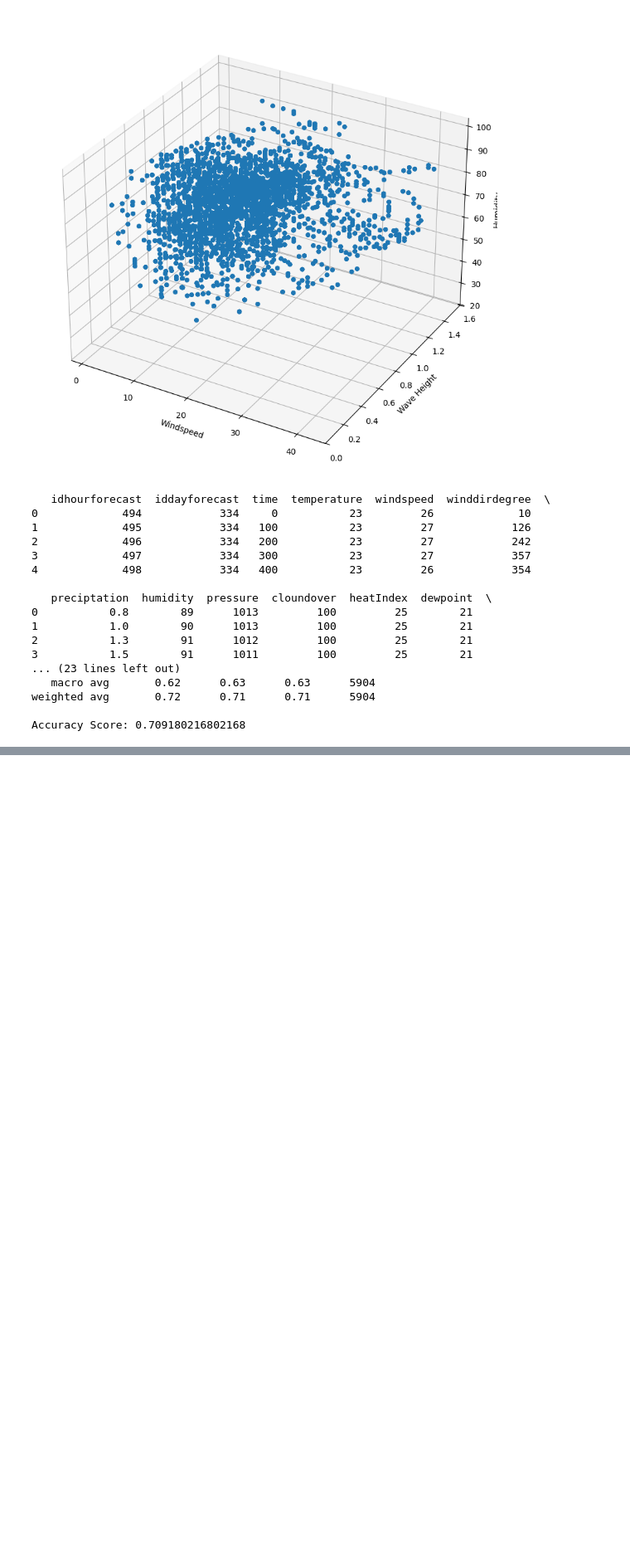
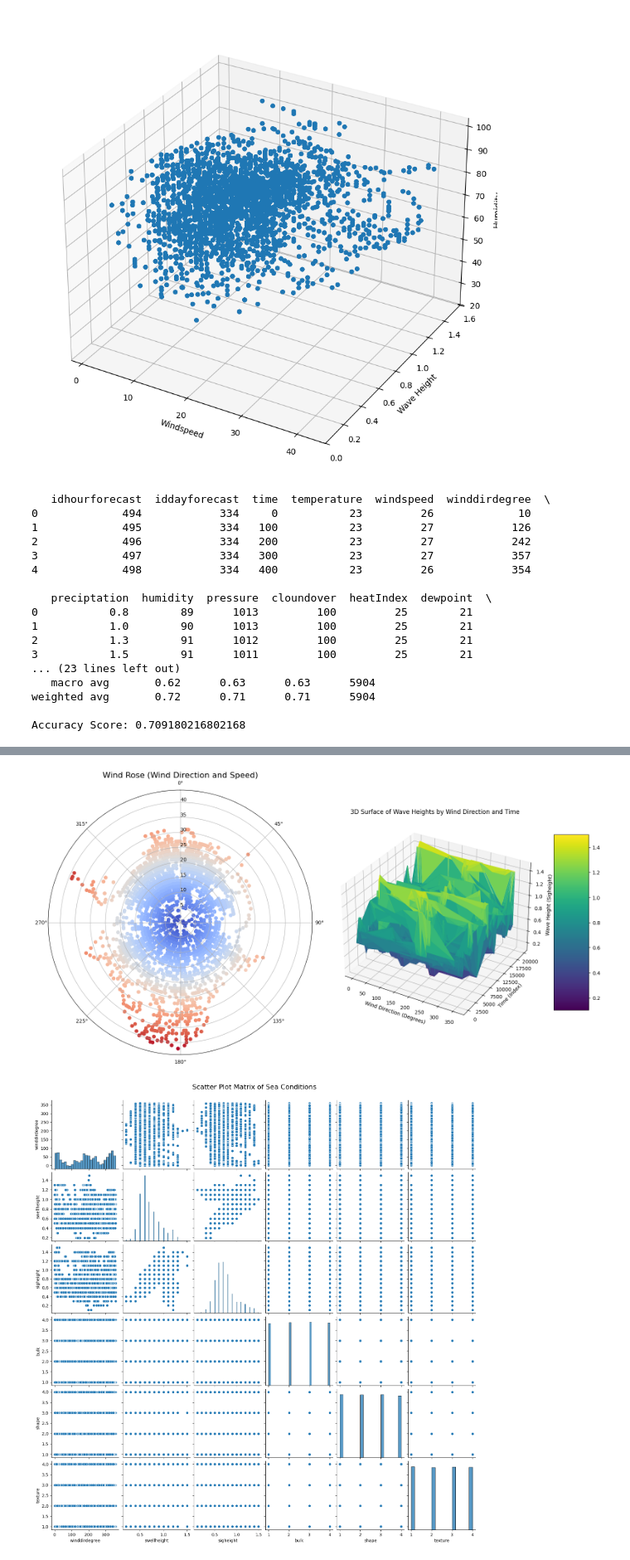
Before and after one commit to soroush62/Python-oceanography-analysis-data-application, a Jupyter notebook: Python Files/test.ipynb, the cells around one changed output, grey strips where cells are left out. Shown at 83% size. Cells and saved outputs as stored; diff of their text form; code cells hidden in the pictures; blank space fills up the shorter version.

```diff
--- a/Python Files/test.ipynb
+++ b/Python Files/test.ipynb
@@ -569,0 +393,60 @@ chart.open()
+# %%
+import numpy as np
+import pandas as pd
+import matplotlib.pyplot as plt
+from matplotlib.projections.polar import PolarAxes
+import seaborn as sns
+from mpl_toolkits.mplot3d import Axes3D
+
+# Load your dataset
+data = pd.read_csv('../Dataset/hour_forecast.csv')
+
+# Normalize wind directions to radians for Wind Rose
+wind_directions_deg = data['winddirdegree']
+wind_directions_rad = np.deg2rad(wind_directions_deg)
+wind_speeds = data['windspeed']
+
+# Generate example data for the Scatter Plot Matrix
+df_conditions = data[['winddirdegree', 'swellheight', 'sigheight']].copy()
+df_conditions.loc[:, 'bulk'] = np.random.randint(1, 5, size=len(df_conditions))
+df_conditions.loc[:, 'shape'] = np.random.randint(1, 5, size=len(df_conditions))
+df_conditions.loc[:, 'texture'] = np.random.randint(1, 5, size=len(df_conditions))
+
+# Generate data for 3D Surface Plot
+times = np.arange(len(data))  # Simulating 'time' as an index
+wave_heights = data['sigheight']
+wind_directions = data['winddirdegree']
+
+# Set up the dashboard with subplots (2 rows, 1 column)
+fig = plt.figure(figsize=(16, 10))
+
+# First plot: Wind Rose (Spider Chart)
+ax1 = fig.add_subplot(121, polar=True)
+ax1.scatter(wind_directions_rad, wind_speeds, c=wind_speeds, cmap='coolwarm', alpha=0.75)
+ax1.set_theta_zero_location("N")  # North at the top
+ax1.set_theta_direction(-1)  # Clockwise
+ax1.set_title('Wind Rose (Wind Direction and Speed)', fontsize=16)
+ax1.set_rlabel_position(0)  # Positioning the radial labels
+
+# Second plot: 3D Surface Plot
+ax3 = fig.add_subplot(122, projection='3d')
+surf = ax3.plot_trisurf(wind_directions, times, wave_heights, cmap='viridis', linewidth=0.5)
+ax3.set_xlabel('Wind Direction (Degrees)')
+ax3.set_ylabel('Time (Index)')
+ax3.set_zlabel('Wave Height (Sigheight)')
+ax3.set_title('3D Surface of Wave Heights by Wind Direction and Time')
+fig.colorbar(surf, ax=ax3, shrink=0.5, aspect=5)
+
+# Adjust layout to prevent overlap
+plt.tight_layout()
+
+# Show the main dashboard with Wind Rose and 3D Surface plot
+plt.show()
+
+# Separate plot for Seaborn's pairplot (it does not work well with subplots)
+sns.pairplot(df_conditions)
+plt.suptitle('Scatter Plot Matrix of Sea Conditions', y=1.02, fontsize=16)  # Adjust title position
+plt.show()
+# %% [output]
+[figure, added]
+[figure, added]
```
Also changed, not shown: parts of 6 cells of this notebook, 20 other files.
